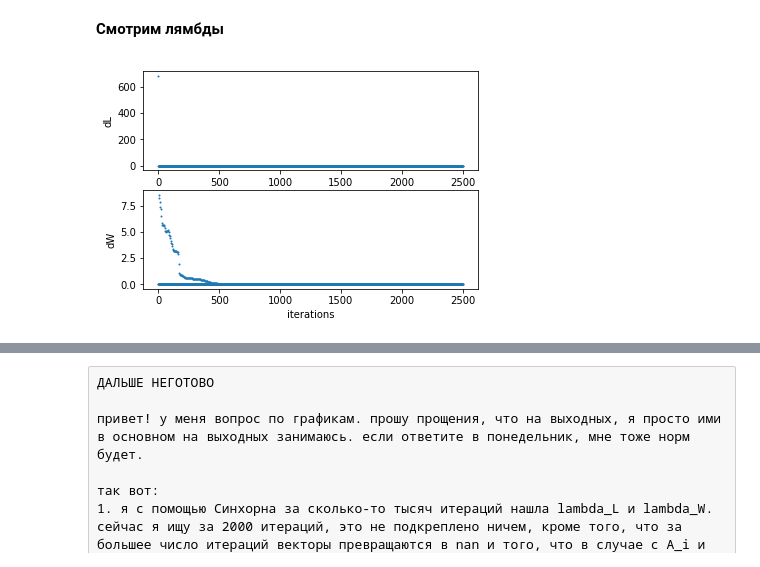
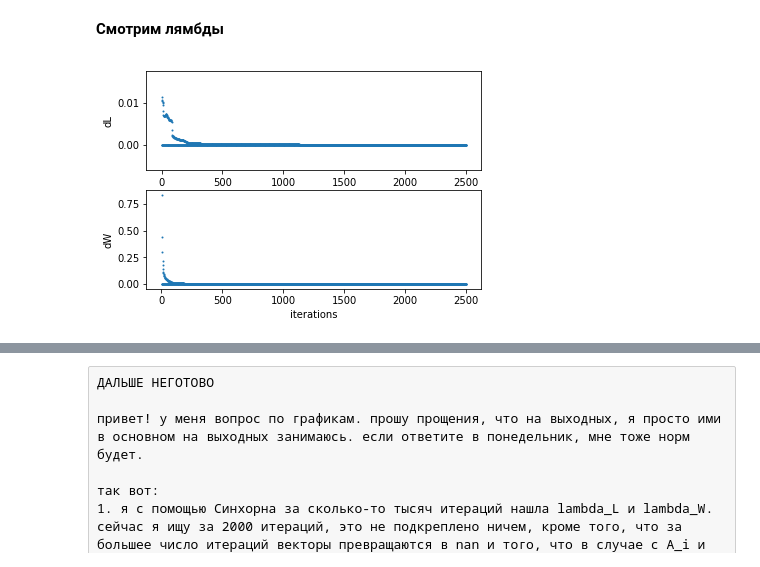
Before and after one commit to tamamolis/Gravity_traffic, a Jupyter notebook: corr_matrix_recovery.ipynb, the cells around one changed output, grey strips where cells are left out. Cells and saved outputs as stored; diff of their text form; code cells hidden in the pictures.

```diff
--- a/corr_matrix_recovery.ipynb
+++ b/corr_matrix_recovery.ipynb
@@ -242,17 +218,17 @@ W_j = df.groupby('j')['amt'].sum().reset_index()
 W = W_j.as_matrix()[:, 1]
 L = L_i.as_matrix()[:, 1]
 # %%
-ph, dL, dW = iterate(beta, alpha, L, W, num_iter)
+_, dL, dW = iterate(beta, alpha, d, L, W, num_iter)
 
 plt.subplot(2, 1, 1)
 plt.scatter(range(num_iter), dL, s = 1)
 plt.ylabel('dL')
 
 plt.subplot(2, 1, 2)
 plt.scatter(range(num_iter), dW, s = 1)
 plt.ylabel('dW')
 plt.xlabel('iterations')
 
 plt.show()
 # %% [output]
-[figure, old version]
+[figure, new version]
```
Also changed, not shown: parts of 10 cells of this notebook.
